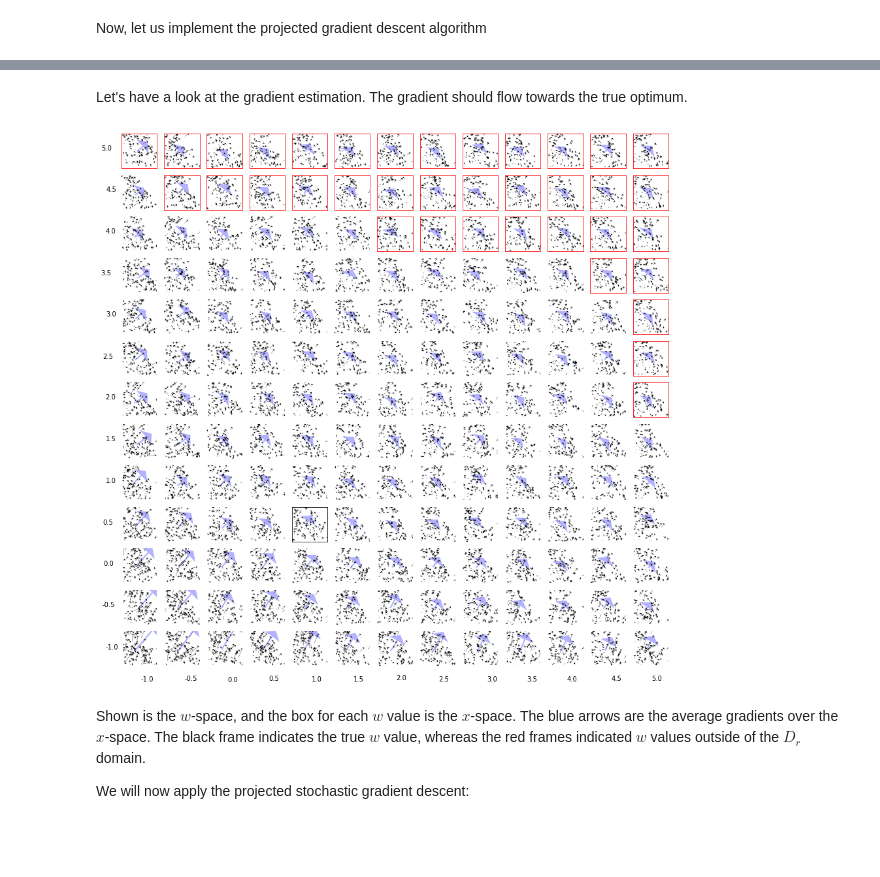
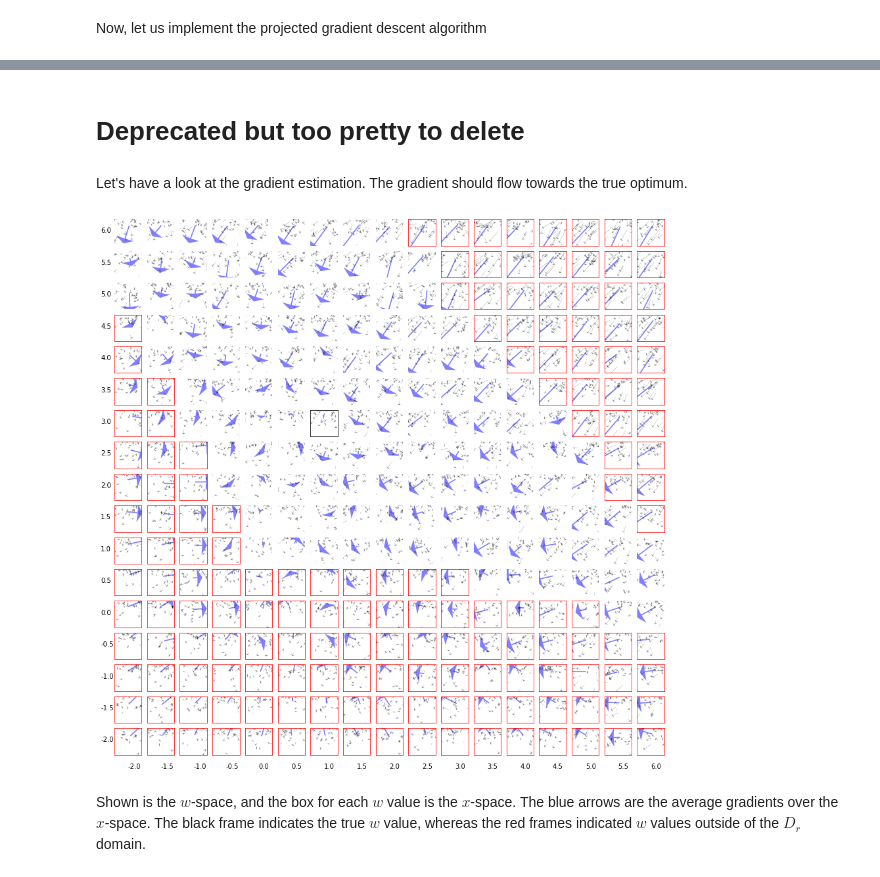
Before and after one commit to phylyc/trunc_lin_reg, a Jupyter notebook: truncated_data_learning.ipynb, the cells around one changed output, grey strips where cells are left out. Drawn from its saved outputs; the diff is of its cells as text; code cells hidden in the pictures; blank space fills up the shorter version.

Commit message:
bugfix contour plots; add SGD gradient quiver plot

```diff
--- a/truncated_data_learning.ipynb
+++ b/truncated_data_learning.ipynb
@@ -14,10 +14,10 @@ one_norm = one / np.sqrt(n_features)
 rng = np.random.RandomState(0)
 
 x_data = rng.rand(n_samples, n_features)
+t = np.array([3**i for i in range(n_features)])
 
-t = np.array([1/2**i for i in range(n_features)])
 y_data = np.asarray([np.matmul(t.T, x) for x in x_data])
-y_data += rng.normal(0, 0.1, n_samples)
+y_data += rng.normal(0, 1, n_samples)
 y_min = np.min(y_data)
 y_max = np.max(y_data)
 
@@ -39,7 +39,7 @@ import scipy.stats as st
 cutoff = 0.6
 
 def truncation(y):
-    return cutoff > y
+    return cutoff < y
 
 def membership(y):
     p = (y - y_min) / (y_max - y_min)
@@ -235,12 +236,15 @@ Let's have a look at those functions:
 # %%
-l, r, n = -5, 5, 25
+w_offset = int(2 * np.mean(t)) / 2
+
+l, r, n = -5 + w_offset, 5 + w_offset, 25
 lin_w = np.linspace(l, r, n)
 domain1d = [domain_fun(x * one) for x in lin_w]
 gradient1d = [gradient(lambda u: domain_fun(u * one), [x]) for x in lin_w]
 
 mesh_w = np.meshgrid(lin_w, lin_w)
-domain2d = [[domain_fun(x) for x in slice] for slice in np.transpose(mesh_w)]
-gradient2d = [[separation_oracle(x, grad_only=True) for x in slice]
+domain2d = [[domain_fun(np.array([x, y])) for y, x in slice]
+            for slice in np.transpose(mesh_w)]
+gradient2d = [[separation_oracle(np.array([x, y]), grad_only=True) for y, x in slice]
               for slice in np.transpose(mesh_w)]
 # %%
 fig = plt.figure(figsize=(16, 6))
@@ -371,40 +439,45 @@ def PSGD(data, n_iter, l):
+# %% [markdown]
+# Deprecated but too pretty to delete
 # %% [markdown]
 Let's have a look at the gradient estimation. The gradient should flow towards the true optimum.
 # %%
-l, r = -1, 5
-n = 2 * (r - l) + 1
+l, r = -4 + w_offset, 4 + w_offset
+n = int(2 * (r - l) + 1)
 lin_w = np.linspace(l, r, n)
 w_list = [np.array([i, j]) for j in reversed(lin_w) for i in lin_w]
+
 fig = plt.figure(figsize=(15, 15))
 for i in range(1, n**2 + 1):
-    samples = np.random.randint(n_samples_trunc, size=100)
+    samples = np.random.randint(n_samples_trunc, size=25)
     x, y = x_trunc[samples], y_trunc[samples]
     w = w_list[i-1]
     gradient_est = [gradient_estimation(x_trunc[s], w, y_trunc[s]) for s in samples]
     mean_x = np.mean(x, axis=0)
     mean_grad = np.mean(gradient_est, axis=0)
 
     ax = fig.add_subplot(n, n, i)
-    ax.quiver(*mean_x, *mean_grad, scale=1, width=0.04, headwidth=n, color='b', alpha=0.3)
-    ax.quiver(*np.transpose(x), *np.transpose(gradient_est), scale=10, headwidth=n)
+    ax.quiver(*mean_x, *mean_grad, scale=2, width=0.04, headwidth=n, color='b', alpha=0.5)
+    ax.quiver(*np.transpose(x), *np.transpose(gradient_est), scale=20, headwidth=n, alpha=0.5)
+    ax.set_xlim(0, 1)
+    ax.set_ylim(0, 1)
     if all(w == t):
         ax.set_xticks([])
         ax.set_yticks([])
     else:
         if in_domain(w):
             ax.axis('off')
         else:
             ax.set_xticks([])
             ax.set_yticks([])
             for spine in ax.spines.values():
                 spine.set_edgecolor('r')
+    # set w 'ticks' on the left
     if i % n == 1:
         ax.text(-0.5, 0.5, f'{w_list[i-1][1]}')
+    # set w 'ticks' on the bottom
     if (i - 1) // n == n - 1:
         ax.text(0.5, -0.5, f'{w_list[i-1][0]}')
 # %% [output]
-[figure, old version]
+[figure, new version]
 # %% [markdown]
 Shown is the $w$-space, and the box for each $w$ value is the $x$-space. The blue arrows are the average gradients over the $x$-space. The black frame indicates the true $w$ value, whereas the red frames indicated $w$ values outside of the $D_r$ domain.
-
-We will now apply the projected stochastic gradient descent:
```
Also changed, not shown: parts of 27 cells of this notebook.
